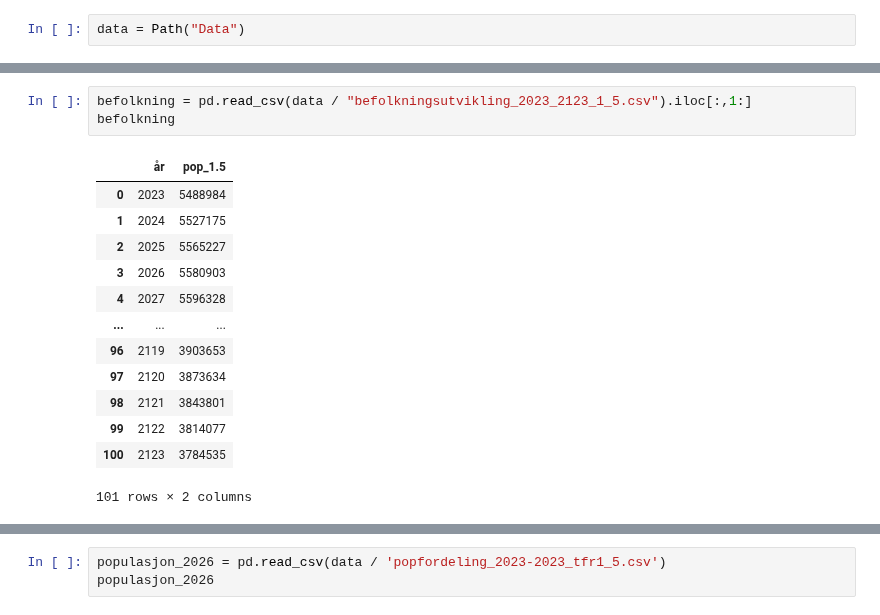
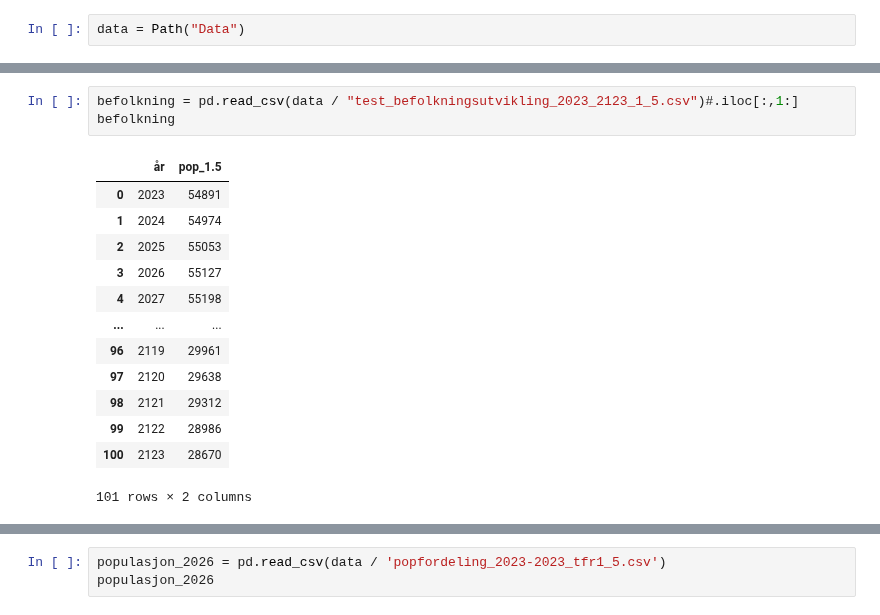
Before and after one commit to johnoskarskjeldrum/population-project-model, a Jupyter notebook: Befolkningsfremskrivning plots.ipynb, the cells around one changed output, grey strips where cells are left out. Saved outputs shown, nothing was run; the diff lists cells and outputs as text.

```diff
--- a/Befolkningsfremskrivning plots.ipynb
+++ b/Befolkningsfremskrivning plots.ipynb
@@ -31,21 +31,21 @@ datafiler
  'utvikling_2063.csv',
  'utvikling_2083.csv']
 # %%
-befolkning = pd.read_csv(data / "befolkningsutvikling_2023_2123_1_5.csv").iloc[:,1:]
+befolkning = pd.read_csv(data / "test_befolkningsutvikling_2023_2123_1_5.csv")#.iloc[:,1:]
 befolkning
 # %% [output]
 |  | år | pop_1.5 |
-| 0 | 2023 | 5488984 |
-| 1 | 2024 | 5527175 |
-| 2 | 2025 | 5565227 |
-| 3 | 2026 | 5580903 |
-| 4 | 2027 | 5596328 |
+| 0 | 2023 | 54891 |
+| 1 | 2024 | 54974 |
+| 2 | 2025 | 55053 |
+| 3 | 2026 | 55127 |
+| 4 | 2027 | 55198 |
 | ... | ... | ... |
-| 96 | 2119 | 3903653 |
-| 97 | 2120 | 3873634 |
-| 98 | 2121 | 3843801 |
-| 99 | 2122 | 3814077 |
-| 100 | 2123 | 3784535 |
+| 96 | 2119 | 29961 |
+| 97 | 2120 | 29638 |
+| 98 | 2121 | 29312 |
+| 99 | 2122 | 28986 |
+| 100 | 2123 | 28670 |
 101 rows × 2 columns
 # %%
 fig, ax = plt.subplots(figsize=(10, 8))
```
Also changed, not shown: parts of 9 cells of this notebook, 7 other files.
